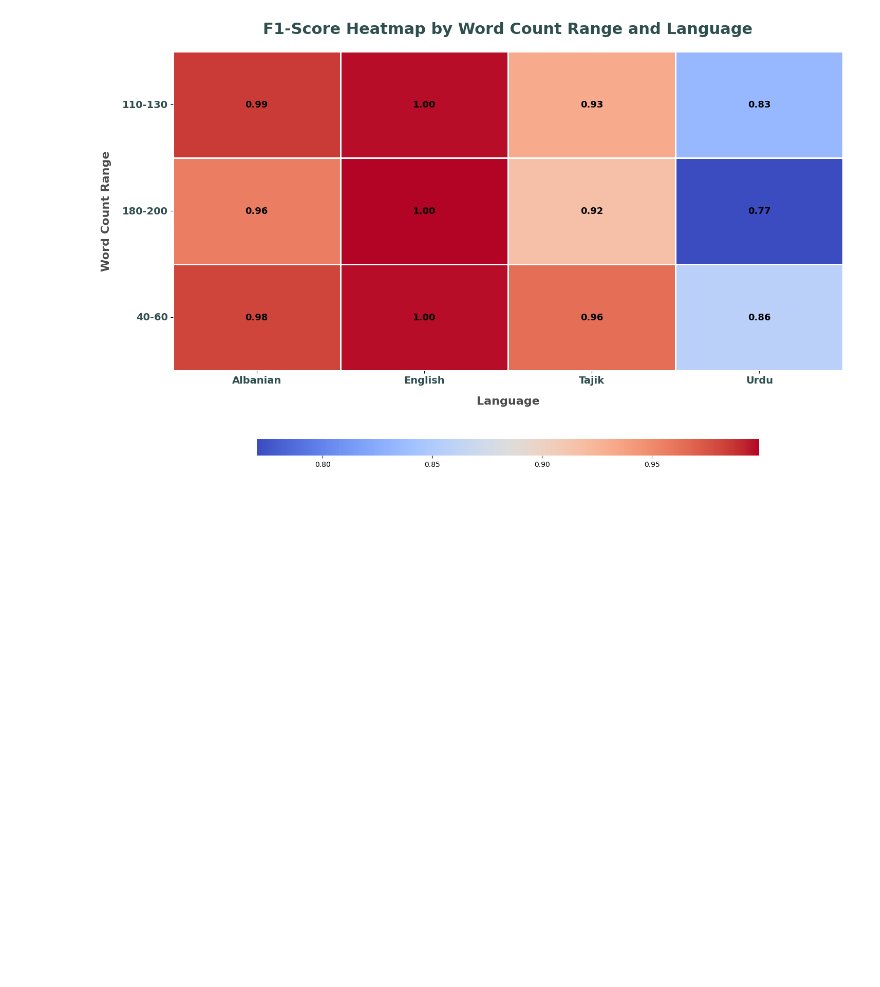
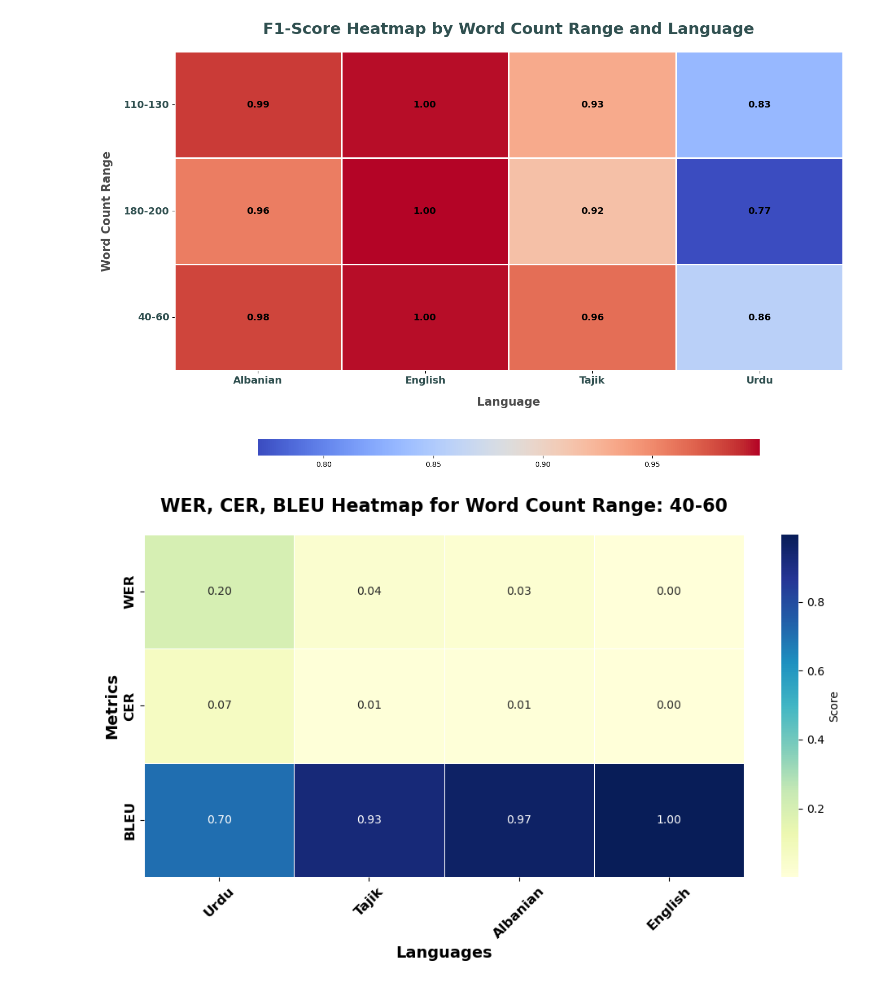
Before and after one commit to abdullahsohaill/CS6303-ResearchProject, a Jupyter notebook: Analysis/Word_Count_Analysis.ipynb, the cells around one changed output. Cells and saved outputs as stored; diff of their text form; code cells hidden in the pictures; blank space fills up the shorter version.

```diff
--- a/Analysis/Word_Count_Analysis.ipynb
+++ b/Analysis/Word_Count_Analysis.ipynb
@@ -890,3 +890,91 @@ def plot_heatmap_f1_word_count(df):
 plot_heatmap_f1_word_count(f1_combined_word_count_df)
 # %% [output]
 [figure]
+# %%
+import pandas as pd
+import matplotlib.pyplot as plt
+import seaborn as sns
+from nltk.translate.bleu_score import sentence_bleu
+
+# Function to calculate BLEU score for a dataset
+def calculate_bleu(df):
+    bleu_scores = []
+    for _, row in df.iterrows():
+        reference = [str(row['Gold Label']).split()]  # Tokenized reference (ground truth)
+        hypothesis = str(row['Response']).split()    # Tokenized hypothesis (OCR output)
+        bleu = sentence_bleu(reference, hypothesis)
+        bleu_scores.append(bleu)
+    df['BLEU'] = bleu_scores
+    return df
+
+# Filter data for heatmap: blur level = 0, background = white, font size = 18
+def preprocess_data_for_heatmap(df):
+    df = df[
+        (df['Blur Level'] == 0) &
+        (df['Background Color'] == 'white') &
+        (df['Font Size'] == 18)
+    ]
+    df = calculate_bleu(df)  # Calculate BLEU scores
+    return df
+
+# Combine results for a specific word count range
+def prepare_heatmap_data(wc_range, urdu_df, tajik_df, albanian_df, english_df):
+    data = []
+    for lang_name, lang_df in zip(
+        ['Urdu', 'Tajik', 'Albanian', 'English'],
+        [urdu_df, tajik_df, albanian_df, english_df]
+    ):
+        wc_df = lang_df[lang_df['Word Count Range'] == wc_range]
+        data.append({
+            'Language': lang_name,
+            'WER': wc_df['WER'].mean() if not wc_df.empty else 0,
+            'CER': wc_df['CER'].mean() if not wc_df.empty else 0,
+            'BLEU': wc_df['BLEU'].mean() if not wc_df.empty else 0
+        })
+
+    heatmap_df = pd.DataFrame(data).set_index('Language').T
+    return heatmap_df
+
+# Plot a heatmap for a specific word count range
+def plot_heatmap_for_word_count(heatmap_data, wc_range):
+    plt.figure(figsize=(10, 6))
+    sns.heatmap(
+        heatmap_data,
+        annot=True,
+        fmt=".2f",
+        cmap="YlGnBu",
+        linewidths=0.5,
+        cbar_kws={'label': 'Score'}
+    )
+    plt.title(f"WER, CER, BLEU Heatmap for Word Count Range: {wc_range}", fontsize=16, fontweight='bold', pad=20)
+    plt.xlabel("Languages", fontsize=14, fontweight='bold')
+    plt.ylabel("Metrics", fontsize=14, fontweight='bold')
+    plt.xticks(fontsize=12, fontweight='bold', rotation=45)
+    plt.yticks(fontsize=12, fontweight='bold')
+    plt.tight_layout()
+    plt.show()
+
+# Load and preprocess datasets
+filtered_urdu_df = preprocess_data_for_heatmap(urdu_df)
+filtered_tajik_df = preprocess_data_for_heatmap(tajik_df)
+filtered_albanian_df = preprocess_data_for_heatmap(albanian_df)
+filtered_english_df = preprocess_data_for_heatmap(english_df)
+
+# Define word count ranges
+word_count_ranges = ['40-60', '110-130', '180-200']
+
+# Generate and plot heatmaps for each word count range
+for wc_range in word_count_ranges:
+    heatmap_data = prepare_heatmap_data(
+        wc_range,
+        filtered_urdu_df,
+        filtered_tajik_df,
+        filtered_albanian_df,
+        filtered_english_df
+    )
+    if not heatmap_data.empty:
+        plot_heatmap_for_word_count(heatmap_data, wc_range)
+    else:
+        print(f"No data available for word count range: {wc_range}")
+# %% [output]
+[figure, added]
```
Also changed, not shown: parts of 14 cells of this notebook.
